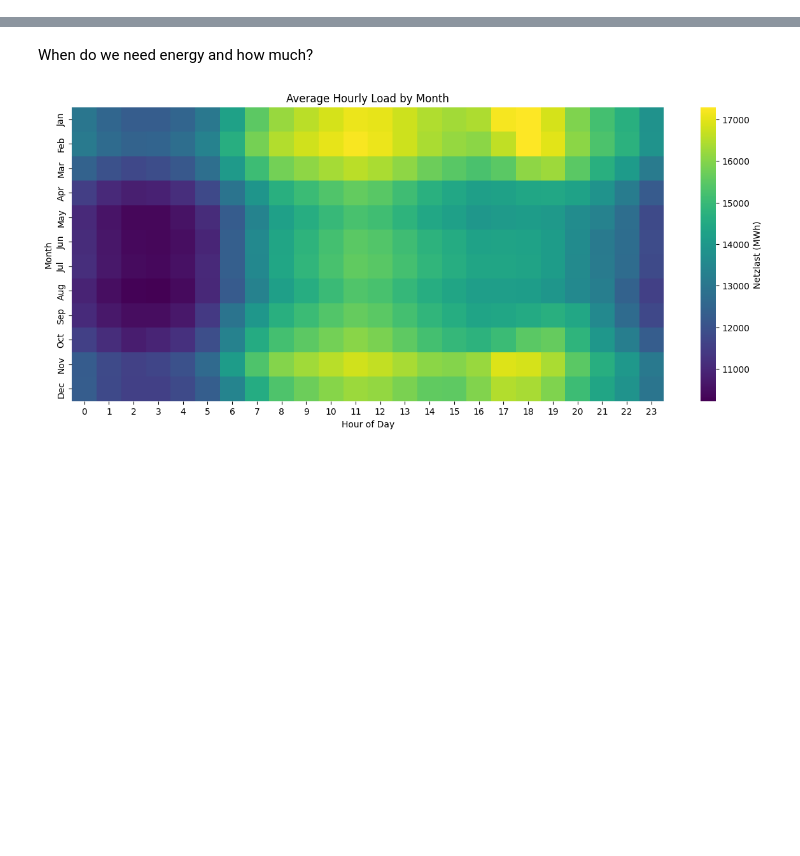
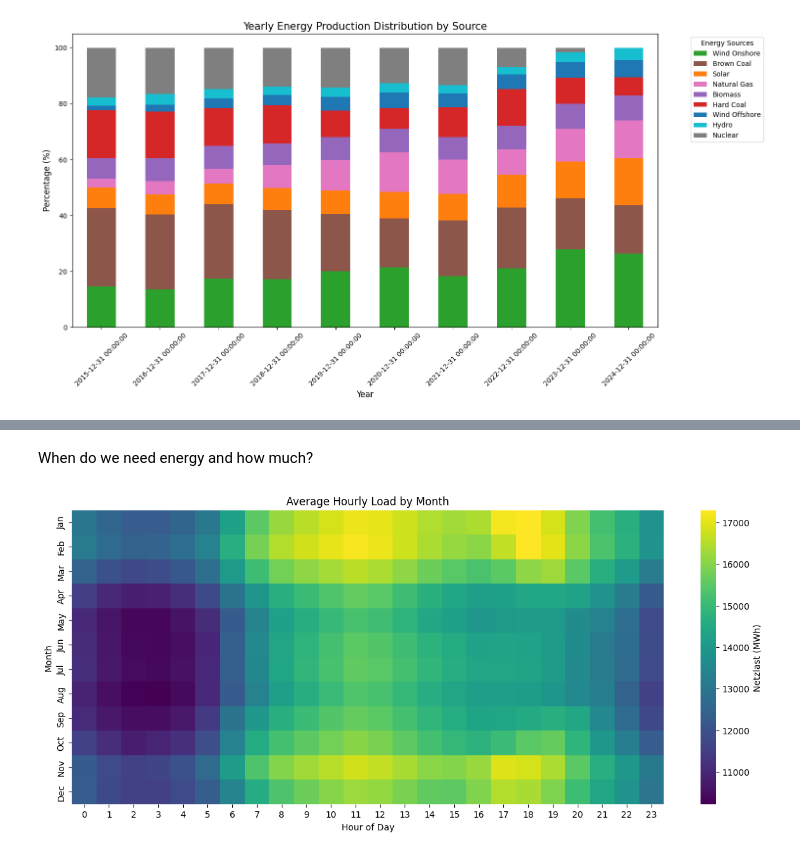
Before and after one commit to Timson1235/clouddocker, a Jupyter notebook: dataviz/capstone_project/main.ipynb, the cells around one changed output, grey strips where cells are left out. Cells and saved outputs as stored; diff of their text form; code cells hidden in the pictures; blank space fills up the shorter version.

```diff
--- a/dataviz/capstone_project/main.ipynb
+++ b/dataviz/capstone_project/main.ipynb
@@ -165,0 +110,81 @@ plt.show()
+# %%
+# Define the desired order of energy sources
+desired_order = [
+    'Wind Onshore [MWh] Originalauflösungen',
+    'Braunkohle [MWh] Originalauflösungen',
+    'Photovoltaik [MWh] Originalauflösungen',
+    'Erdgas [MWh] Originalauflösungen',
+    'Biomasse [MWh] Originalauflösungen',
+    'Steinkohle [MWh] Originalauflösungen',
+    'Wind Offshore [MWh] Originalauflösungen',
+    'Wasserkraft [MWh] Originalauflösungen',
+    'Kernenergie [MWh] Originalauflösungen'
+]
+
+# Reorder the columns in df_percentage
+df_percentage = df_percentage[desired_order]
+
+# Adjust colors to match the type of production
+colors = [
+    '#2ca02c',  # Wind Onshore - green for renewable
+    '#8c564b',  # Braunkohle (Brown Coal) - brown
+    '#ff7f0e',  # Photovoltaik (Solar) - orange for sunlight
+    '#e377c2',  # Erdgas (Natural Gas) - pinkish for gas
+    '#9467bd',  # Biomasse (Biomass) - purple
+    '#d62728',  # Steinkohle (Hard Coal) - dark red
+    '#1f77b4',  # Wind Offshore - blue for wind and sea
+    '#17becf',  # Wasserkraft (Hydro) - light blue for water
+    '#7f7f7f'   # Kernenergie (Nuclear) - neutral grey
+]
+
+# Create the bar plot
+ax = df_percentage.plot(kind='bar', stacked=True, figsize=(15, 8), color=colors)
+
+plt.title('Yearly Energy Production Distribution by Source', fontsize=15)
+plt.xlabel('Year', fontsize=12)
+plt.ylabel('Percentage (%)', fontsize=12)
+plt.xticks(rotation=45)
+
+# Simplify the legend labels to match the order
+legend_labels = [
+    'Wind Onshore', 'Brown Coal', 'Solar', 'Natural Gas', 'Biomass',
+    'Hard Coal', 'Wind Offshore', 'Hydro', 'Nuclear'
+]
+plt.legend(title='Energy Sources', labels=legend_labels, bbox_to_anchor=(1.05, 1), loc='upper left')
+
+plt.tight_layout()
+plt.show()
+
+# Get the data for 2024
+df_2024 = combined_df[combined_df['Datum von'].dt.year == 2024]
+
+# Create dictionary of production sources
+production_sources = {
+    'Wind Offshore': df_2024['Wind Offshore [MWh] Originalauflösungen'].sum(),
+    'Wind Onshore': df_2024['Wind Onshore [MWh] Originalauflösungen'].sum(),
+    'Photovoltaik': df_2024['Photovoltaik [MWh] Originalauflösungen'].sum(),
+    'Wasserkraft': df_2024['Wasserkraft [MWh] Originalauflösungen'].sum(),
+    'Biomasse': df_2024['Biomasse [MWh] Originalauflösungen'].sum(),
+    'Kernenergie': df_2024['Kernenergie [MWh] Originalauflösungen'].sum(),
+    'Braunkohle': df_2024['Braunkohle [MWh] Originalauflösungen'].sum(),
+    'Steinkohle': df_2024['Steinkohle [MWh] Originalauflösungen'].sum(),
+    'Erdgas': df_2024['Erdgas [MWh] Originalauflösungen'].sum(),
+    'Pumpspeicher': df_2024['Pumpspeicher [MWh] Originalauflösungen_y'].sum()
+}
+
+# Create DataFrame from production sources
+production_df = pd.DataFrame(list(production_sources.items()), columns=['Source', 'Total Production (MWh)'])
+
+# Calculate total production
+total_production = sum(production_sources.values())
+
+# Convert to DataFrame with percentages
+production_df_pct = production_df.copy()
+production_df_pct['Percentage'] = (production_df_pct['Total Production (MWh)'] / total_production * 100)
+
+
+# Sort the DataFrame by percentage in descending order and display
+print("\nPercentage Distribution of Energy Production (sorted by percentage):")
+print(production_df_pct.sort_values('Percentage', ascending=False)[['Source', 'Percentage']].to_string(index=False, float_format=lambda x: '{:.1f}'.format(x)))
+# %% [output]
+[figure, added]
```
Also changed, not shown: parts of 6 cells of this notebook, 2 other files.
